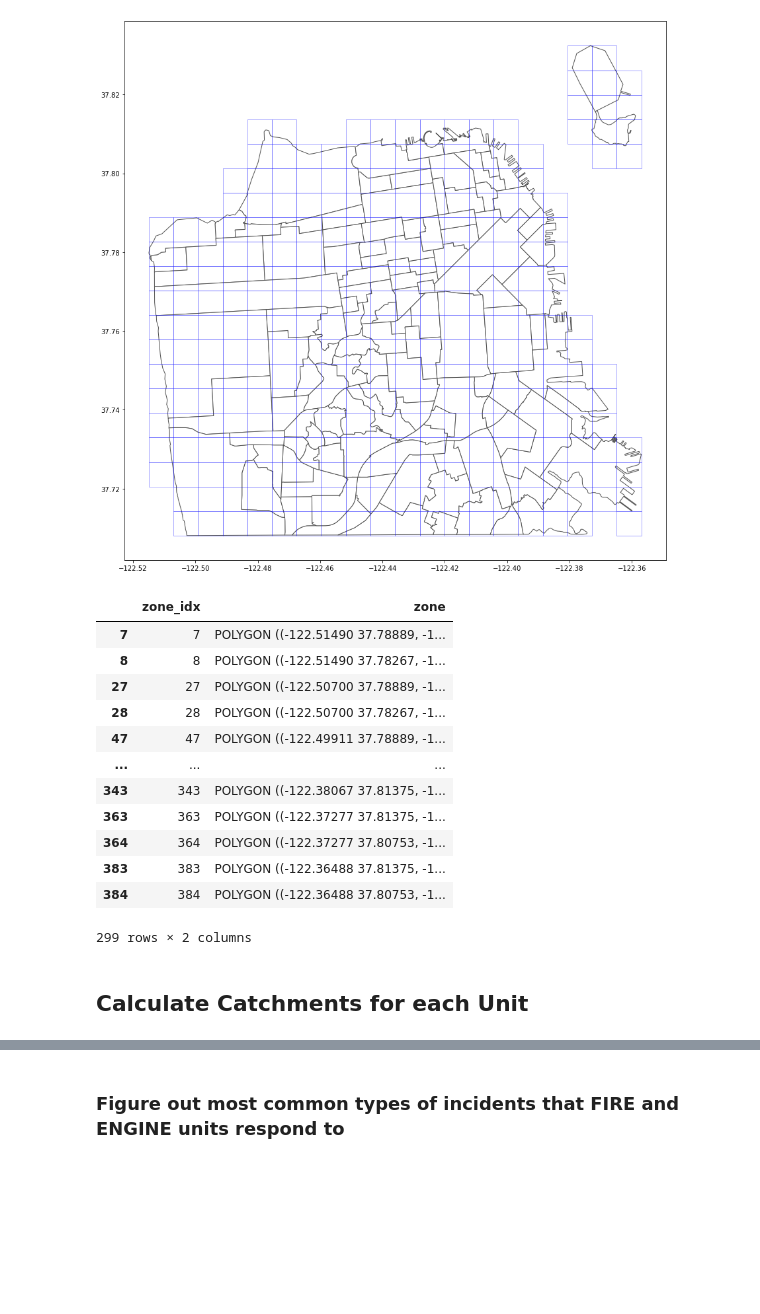
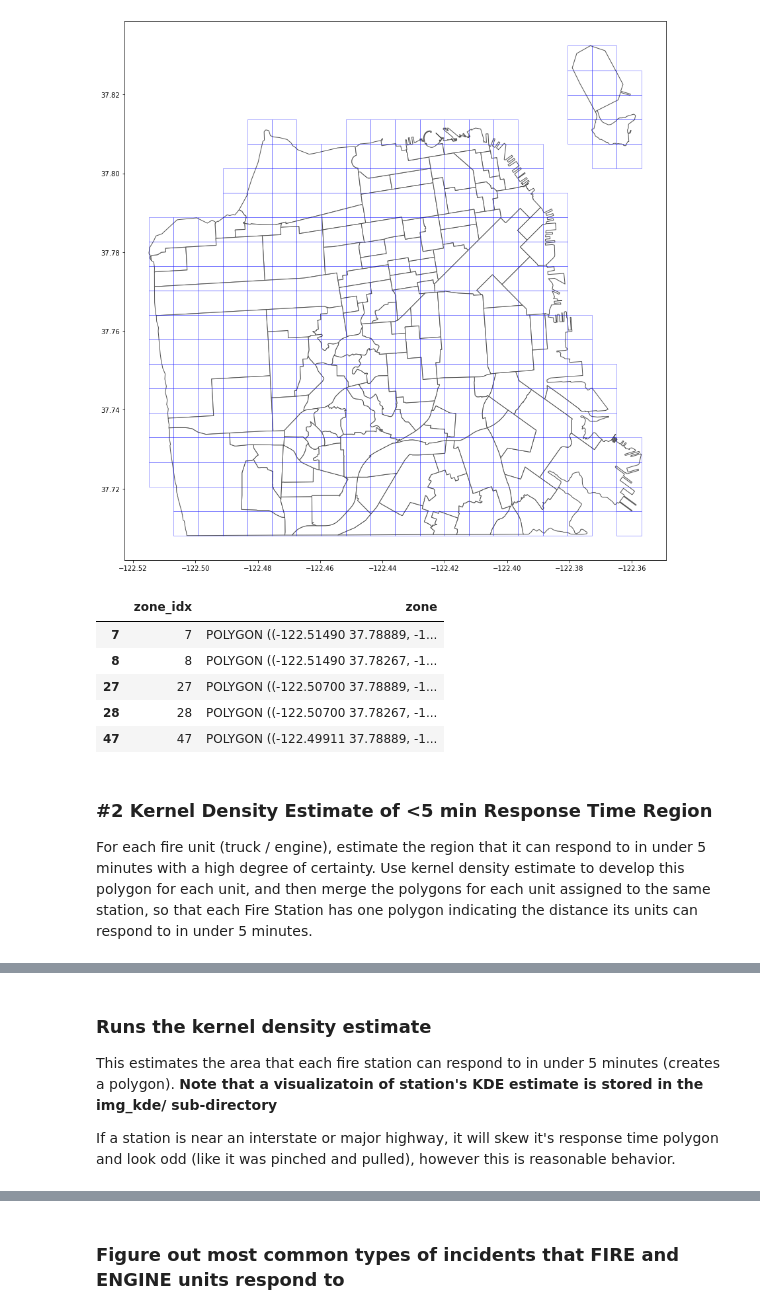
Before and after one commit to mjgood4/firstrespondersites, a Jupyter notebook: notebooks/2SFCA.ipynb, the cells around one changed output, grey strips where cells are left out. Drawn from its saved outputs; the diff is of its cells as text; code cells hidden in the pictures; blank space fills up the shorter version.

```diff
--- a/notebooks/2SFCA.ipynb
+++ b/notebooks/2SFCA.ipynb
@@ -185,25 +160,20 @@ _ = grid_zones.plot(ax = full_plot, color="white", edgecolor="blue", alpha=0.33)
 # %% [output]
 [figure]
 # %%
+# output the city zones for our later visualization work
 grid_zones.to_file(vis_dir_prefix+"/data/grid_definitions.geojson", driver="GeoJSON")
+grid_zones.head()
+# %% [output]
+|  | zone_idx | zone |
+| 7 | 7 | POLYGON ((-122.51490 37.78889, -1... |
+| 8 | 8 | POLYGON ((-122.51490 37.78267, -1... |
+| 27 | 27 | POLYGON ((-122.50700 37.78889, -1... |
+| 28 | 28 | POLYGON ((-122.50700 37.78267, -1... |
+| 47 | 47 | POLYGON ((-122.49911 37.78889, -1... |
-# %%
-grid_zones
-# %% [output]
-|  | zone_idx | zone |
-| 7 | 7 | POLYGON ((-122.51490 37.78889, -1... |
-| 8 | 8 | POLYGON ((-122.51490 37.78267, -1... |
-| 27 | 27 | POLYGON ((-122.50700 37.78889, -1... |
-| 28 | 28 | POLYGON ((-122.50700 37.78267, -1... |
-| 47 | 47 | POLYGON ((-122.49911 37.78889, -1... |
-| ... | ... | ... |
-| 343 | 343 | POLYGON ((-122.38067 37.81375, -1... |
-| 363 | 363 | POLYGON ((-122.37277 37.81375, -1... |
-| 364 | 364 | POLYGON ((-122.37277 37.80753, -1... |
-| 383 | 383 | POLYGON ((-122.36488 37.81375, -1... |
-| 384 | 384 | POLYGON ((-122.36488 37.80753, -1... |
-299 rows × 2 columns
-# %% [markdown]
-## Calculate Catchments for each Unit
+# %% [markdown]
+### #2 Kernel Density Estimate of <5 min Response Time Region
+
+For each fire unit (truck / engine), estimate the region that it can respond to in under 5 minutes with a high degree of certainty.  Use kernel density estimate to develop this polygon for each unit, and then merge the polygons for each unit assigned to the same station, so that each Fire Station has one polygon indicating the distance its units can respond to in under 5 minutes.
 # %%
 # see if unit responses typically fit into a handful of neighborhoods
 pd.set_option('display.max_rows', 30)
@@ -231,6 +199,12 @@ unit_response_summary
 | TRUCK - T19 | 0.0 | 0.0 | 0.0 | 0.0 | 7.0 | ... |
 | TRUCK - T48 | 1.0 | 0.0 | 0.0 | 0.0 | 0.0 | ... |
 270 rows × 42 columns
+# %% [markdown]
+### Runs the kernel density estimate
+
+This estimates the area that each fire station can respond to in under 5 minutes (creates a polygon).  **Note that a visualizatoin of station's KDE estimate is stored in the img_kde/ sub-directory**
+
+If a station is near an interstate or major highway, it will skew it's response time polygon and look odd (like it was pinched and pulled), however this is reasonable behavior.
 # %%
 %matplotlib agg
 %matplotlib agg
```
Also changed, not shown: parts of 33 cells of this notebook, 4 other files.
